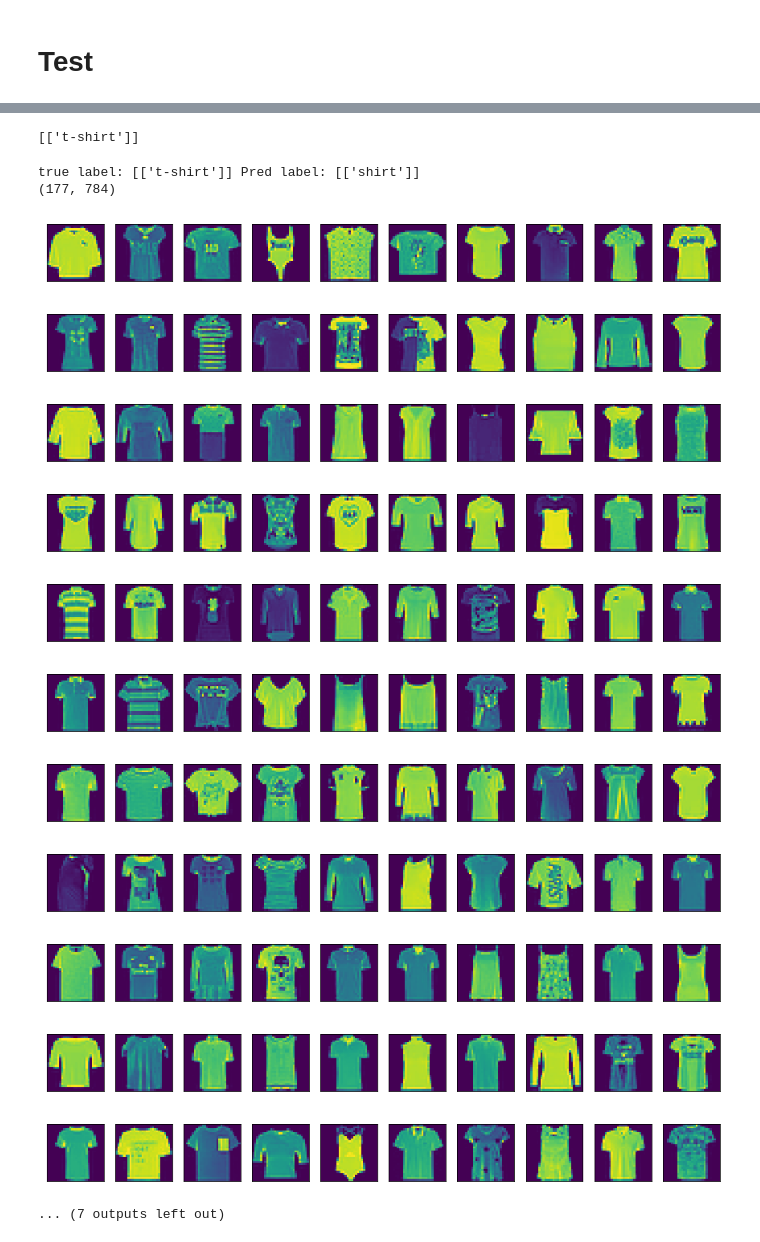
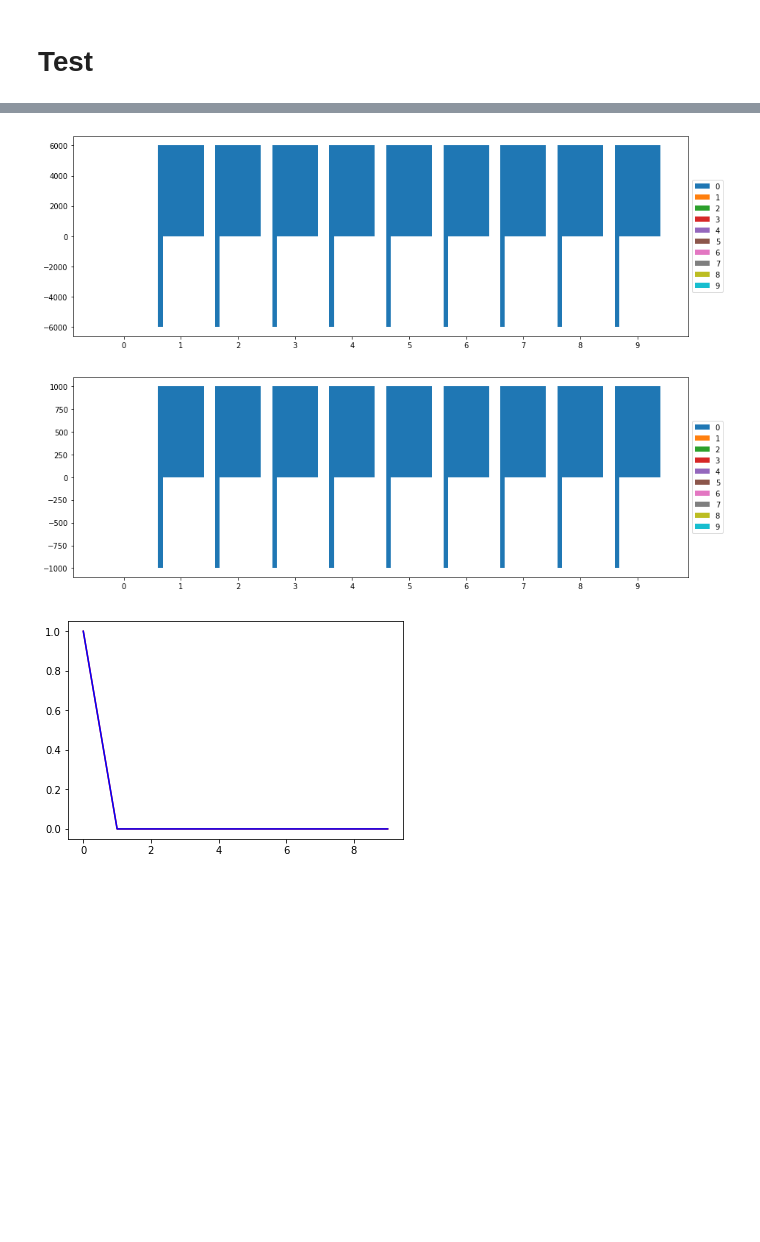
Before and after one commit to young-bull/calf, a Jupyter notebook: fashion.mnist-multiclasic.regression/mxnet-softmax.entropy.sgd.ipynb, the cells around one changed output, grey strips where cells are left out. Cells and saved outputs as stored; diff of their text form; code cells hidden in the pictures; blank space fills up the shorter version.

Commit message:
写了个统计的class，对err细节、Recall和Precision作图

```diff
--- a/fashion.mnist-multiclasic.regression/mxnet-softmax.entropy.sgd.ipynb
+++ b/fashion.mnist-multiclasic.regression/mxnet-softmax.entropy.sgd.ipynb
@@ -176,32 +136,17 @@ plt.show()
-# %%
-DataLoader.get_labels(test_labels[0:1])
-# %% [output]
-[['t-shirt']]
-# %%
-# 查看将0错认为6的图片
-
-imgs = np.empty(shape=[0,28*28])
-for i,tl,tp in zip(range(len(test_labels)),test_labels,test_pred):
-    if (tl==0) and (tp == 6.):
-        imgs = np.row_stack((imgs,test_img[i]))
-
-print("true label:", DataLoader.get_labels([0]), "Pred label:", DataLoader.get_labels([6]))
-print(imgs.shape)
-
-for j in range(0,len(imgs),10):
-    DataLoader.show_images(imgs[j:min(j+10,len(imgs))])
-# %% [output]
-true label: [['t-shirt']] Pred label: [['shirt']]
-(177, 784)
-[figure, removed]
-[figure, removed]
-[figure, removed]
-[figure, removed]
-[figure, removed]
-[figure, removed]
-[figure, removed]
-[figure, removed]
-[figure, removed]
-[figure, removed]
-[figure, removed]
-... (7 outputs left out)
+# %%
+from statiser import Statistics
+train_statistics = Statistics(net(train_img_nd).argmax(axis=1).asnumpy(),
+                              train_lab_nd.asnumpy())
+test_statistics = Statistics(net(test_img_nd).argmax(axis=1).asnumpy(),
+                             test_lab_nd.asnumpy())
+train_statistics.show()
+test_statistics.show()
+plt.plot(range(10),train_statistics.Recall(),'r')
+plt.plot(range(10),train_statistics.Precision(),'g')
+plt.plot(range(10),test_statistics.Recall(),'b')
+plt.plot(range(10),test_statistics.Precision(),'k')
+plt.show()
+# %% [output]
+[figure, added]
+[figure, added]
+[figure, added]
```
Also changed, not shown: parts of 6 cells of this notebook, 3 other files.
